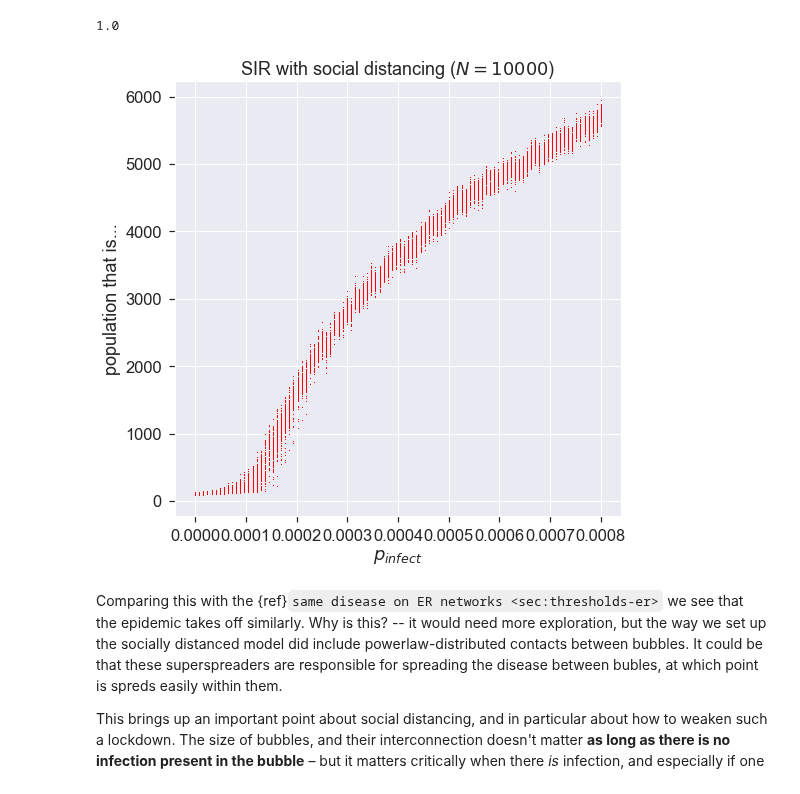
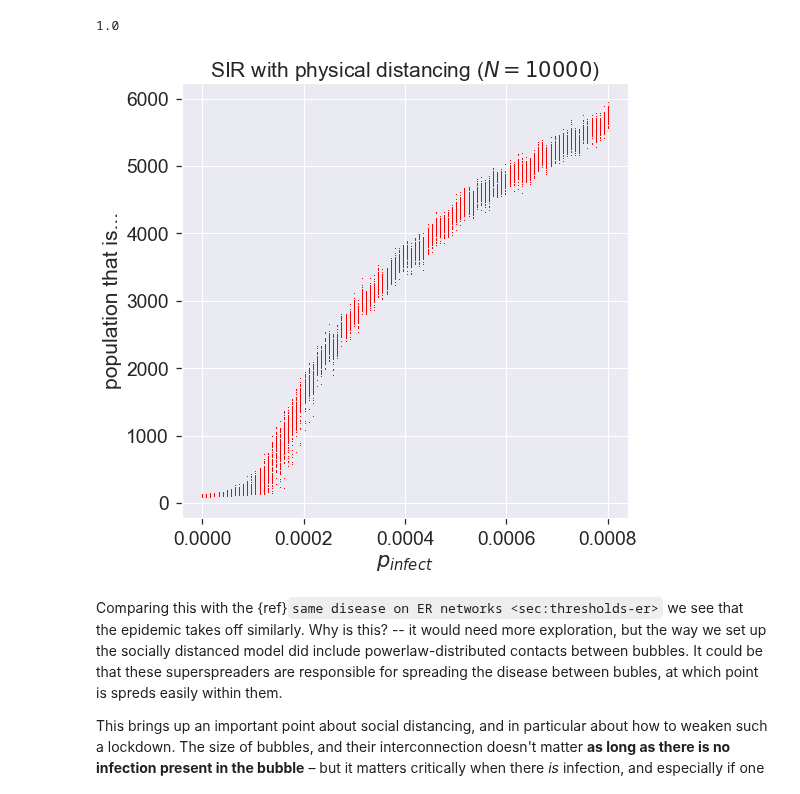
Before and after one commit to simoninireland/introduction-to-epidemics, a Jupyter notebook: src/distancing.ipynb, the cells around one changed output. Drawn from its saved outputs; the diff is of its cells as text; code cells hidden in the pictures.

```diff
--- a/src/distancing.ipynb
+++ b/src/distancing.ipynb
@@ -29,5 +35,5 @@ import matplotlib
 import matplotlib.pyplot as plt
 import seaborn
 matplotlib.style.use('seaborn')
-seaborn.set_context("notebook", font_scale=1.5)
+seaborn.set_context("notebook", font_scale=1.75)
 # %% [markdown]
@@ -444,21 +450,21 @@ lab.readyFraction()
 # %% [output]
 1.0
 # %%
-df = epyc.JSONLabNotebook('datasets/sir-socdist.json').dataframe()
+df = epyc.JSONLabNotebook('datasets/sir-phydist.json').dataframe()
 # %%
 fig = plt.figure(figsize=(8, 8))
 ax = fig.gca()
 
 # plot the size of the removed population
 ax.plot(df[epydemic.SIR.P_INFECT], df[epydemic.SIR.REMOVED], 'r,')
 ax.set_xlabel('$p_{\\mathit{infect}}$')
 ax.set_ylabel('population that is...')
-ax.set_title('SIR with social distancing ($N = {n}$)'.format(n=N))
+ax.set_title('SIR with physical distancing ($N = {n}$)'.format(n=N))
 
-plt.savefig('sir-socdist.png', dpi=300)
+plt.savefig('sir-phydist.png', dpi=300)
 plt.show()
 # %% [output]
-[figure, old version]
+[figure, new version]
 # %% [markdown]
 Comparing this with the {ref}`same disease on ER networks <sec:thresholds-er>` we see that the epidemic takes off similarly. Why is this? -- it would need more exploration, but the way we set up the socially distanced model did include powerlaw-distributed contacts between bubbles. It could be that these superspreaders are responsible for  spreading the disease between bubles, at which point is spreds easily within them.
 
```
Also changed, not shown: parts of 17 cells of this notebook, 5 other files.
